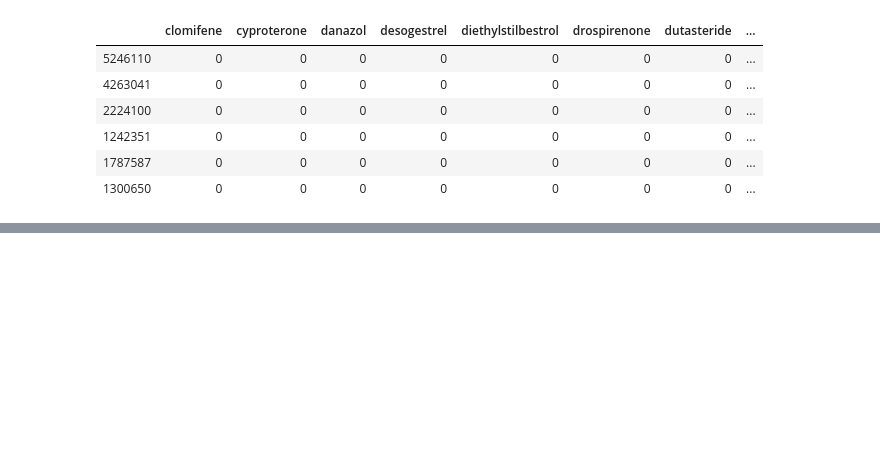
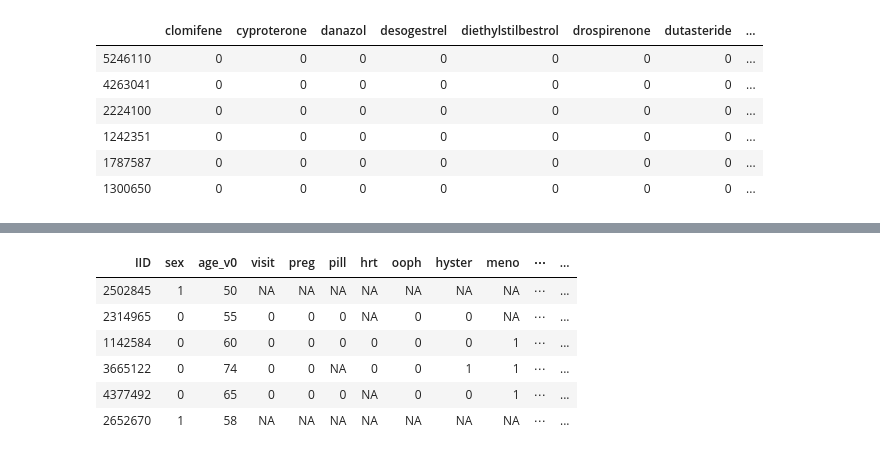
Before and after one commit to rivas-lab/sex-diff-biomarker-genetics, a Jupyter notebook: notebooks/HormoneMedData.ipynb, the cells around one changed output, grey strips where cells are left out. Saved outputs shown, nothing was run; the diff lists cells and outputs as text; code cells hidden in the pictures; blank space fills up the shorter version.

```diff
--- a/notebooks/HormoneMedData.ipynb
+++ b/notebooks/HormoneMedData.ipynb
@@ -142,0 +165,11 @@ write.table(drug_dat, file="../data/id_to_hormone_drug.txt", row.names=FALSE, qu
+# %%
+phase_meno <- fread("../data/phase_meno_qc.txt", header=TRUE, data.table=FALSE)
+head(phase_meno)
+# %% [output]
+| IID | sex | age_v0 | visit | preg | pill | hrt | ooph | hyster | meno | ⋯ | ... |
+| 2502845 | 1 | 50 | NA | NA | NA | NA | NA | NA | NA | ⋯ | ... |
+| 2314965 | 0 | 55 | 0 | 0 | 0 | NA | 0 | 0 | NA | ⋯ | ... |
+| 1142584 | 0 | 60 | 0 | 0 | 0 | 0 | 0 | 0 | 1 | ⋯ | ... |
+| 3665122 | 0 | 74 | 0 | 0 | NA | 0 | 0 | 1 | 1 | ⋯ | ... |
+| 4377492 | 0 | 65 | 0 | 0 | 0 | NA | 0 | 0 | 1 | ⋯ | ... |
+| 2652670 | 1 | 58 | NA | NA | NA | NA | NA | NA | NA | ⋯ | ... |
```
Also changed, not shown: parts of 5 cells of this notebook.
